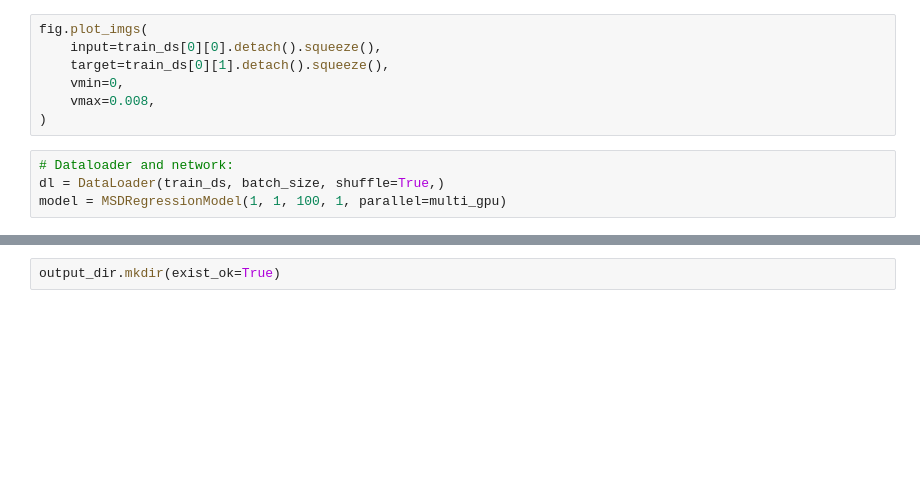
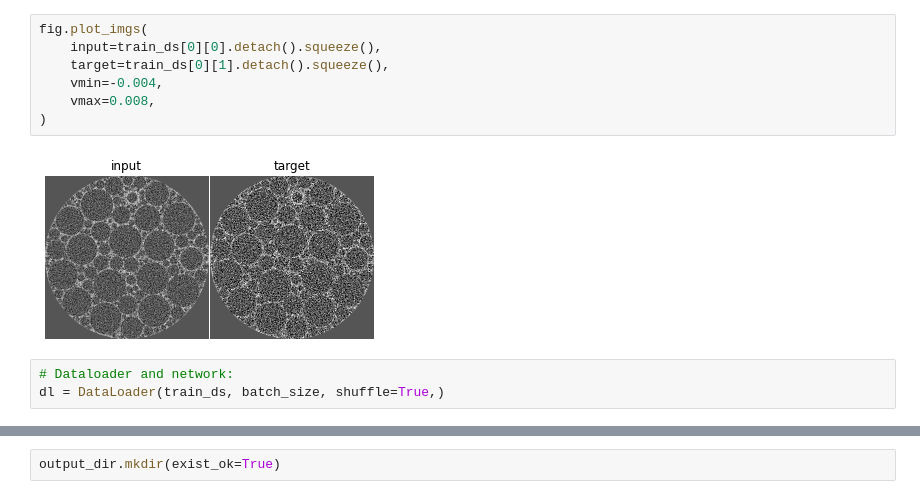
Before and after one commit to ahendriksen/noise2inverse, a Jupyter notebook: 03_train.ipynb, the cells around one changed output, grey strips where cells are left out. Saved outputs shown, nothing was run; the diff lists cells and outputs as text; blank space fills up the shorter version.

```diff
--- a/03_train.ipynb
+++ b/03_train.ipynb
@@ -33,11 +39,12 @@ train_ds.num_slices, train_ds.num_splits
 # %%
 fig.plot_imgs(
     input=train_ds[0][0].detach().squeeze(),
     target=train_ds[0][1].detach().squeeze(),
-    vmin=0,
+    vmin=-0.004,
     vmax=0.008,
 )
+# %% [output]
+[figure, added]
 # %%
 # Dataloader and network:
 dl = DataLoader(train_ds, batch_size, shuffle=True,)
-model = MSDRegressionModel(1, 1, 100, 1, parallel=multi_gpu)
```
Also changed, not shown: parts of 5 cells of this notebook, 1 other file.
